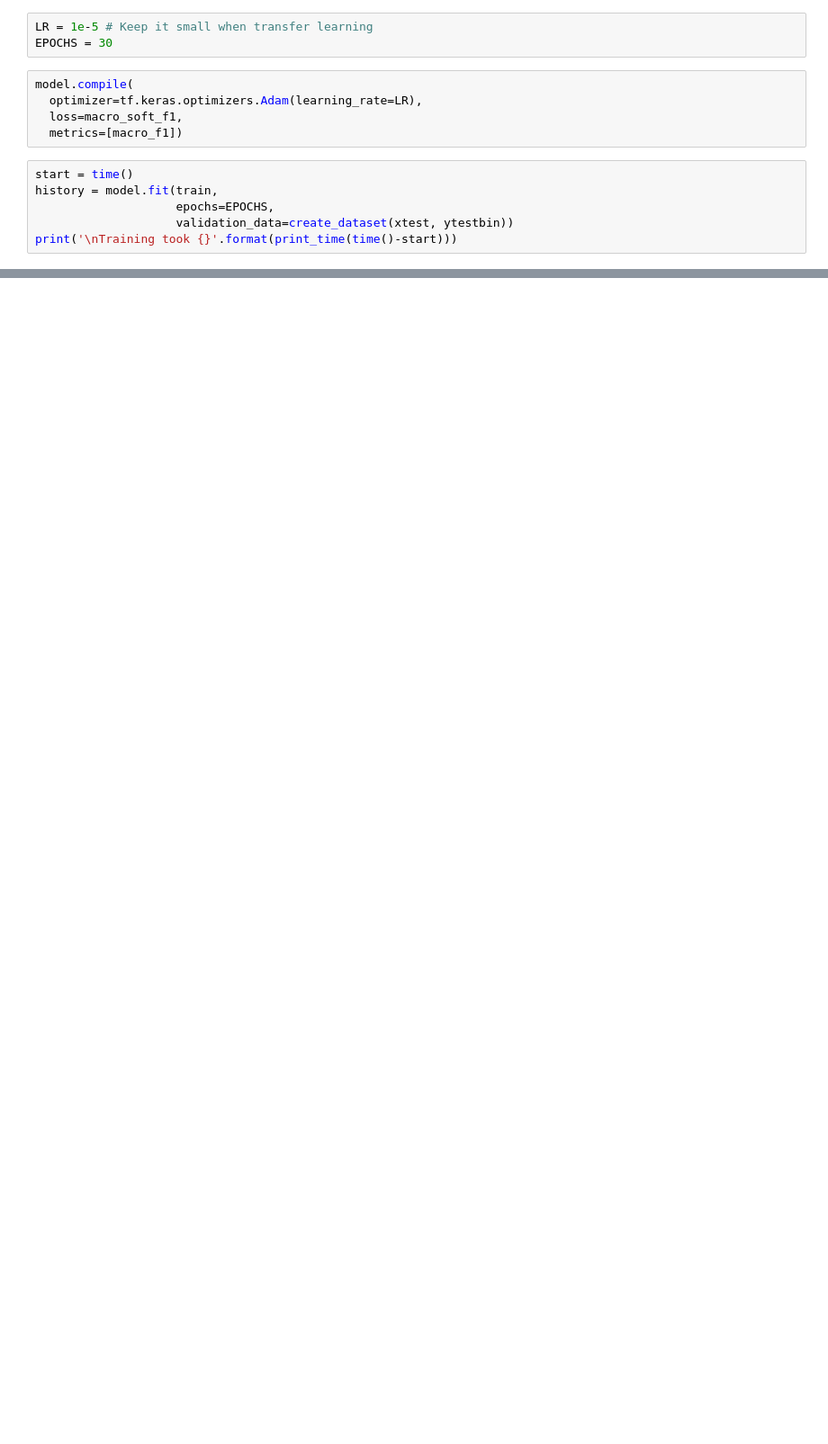
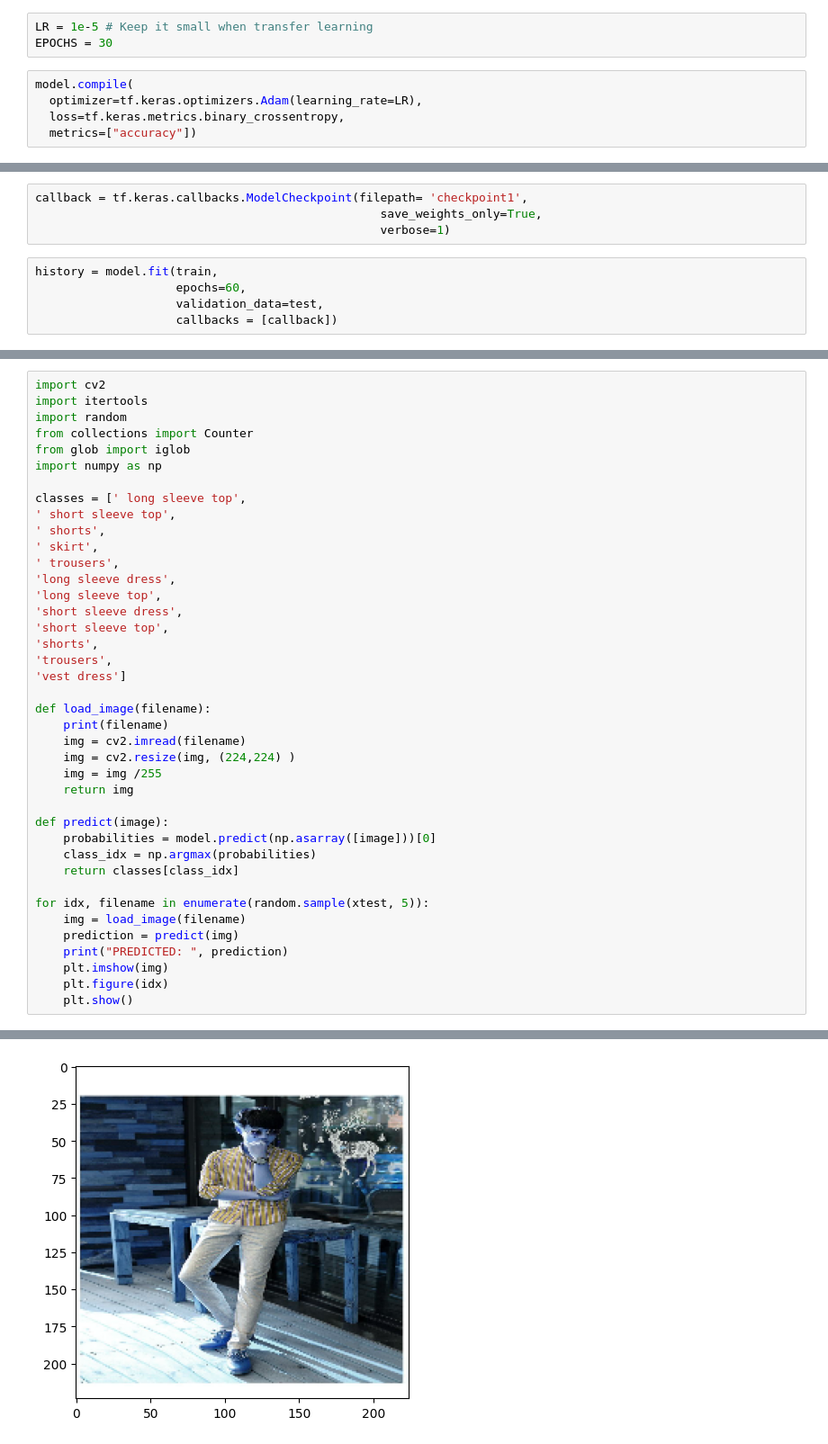
Before and after one commit to ejson03/DeepFashion2-Mobilenet, a Jupyter notebook: model.ipynb, the cells around one changed output, grey strips where cells are left out. Shown at 90% size. Drawn from its saved outputs; the diff is of its cells as text; blank space fills up the shorter version.

Commit message:
first model trained and tested; further rounds of evaluation to be done

```diff
--- a/model.ipynb
+++ b/model.ipynb
@@ -164,11 +231,5 @@ EPOCHS = 30
 # %%
 model.compile(
   optimizer=tf.keras.optimizers.Adam(learning_rate=LR),
-  loss=macro_soft_f1,
-  metrics=[macro_f1])
+  loss=tf.keras.metrics.binary_crossentropy,
+  metrics=["accuracy"])
-# %%
-start = time()
-history = model.fit(train,
-                    epochs=EPOCHS,
-                    validation_data=create_dataset(xtest, ytestbin))
-print('\nTraining took {}'.format(print_time(time()-start)))
@@ -190,0 +236,9 @@ print('\nTraining took {}'.format(print_time(time()-start)))
+# %%
+callback = tf.keras.callbacks.ModelCheckpoint(filepath= 'checkpoint1',
+                                                 save_weights_only=True,
+                                                 verbose=1)
+# %%
+history = model.fit(train,
+                    epochs=60,
+                    validation_data=test,
+                    callbacks = [callback])
@@ -190,0 +288,41 @@ print('\nTraining took {}'.format(print_time(time()-start)))
+# %%
+import cv2
+import itertools
+import random
+from collections import Counter
+from glob import iglob
+import numpy as np
+
+classes = [' long sleeve top',
+' short sleeve top',
+' shorts',
+' skirt',
+' trousers',
+'long sleeve dress',
+'long sleeve top',
+'short sleeve dress',
+'short sleeve top',
+'shorts',
+'trousers',
+'vest dress']
+
+def load_image(filename):
+    print(filename)
+    img = cv2.imread(filename)
+    img = cv2.resize(img, (224,224) )
+    img = img /255
+    return img
+
+def predict(image):
+    probabilities = model.predict(np.asarray([image]))[0]
+    class_idx = np.argmax(probabilities)
+    return classes[class_idx]
+
+for idx, filename in enumerate(random.sample(xtest, 5)):
+    img = load_image(filename)
+    prediction = predict(img)
+    print("PREDICTED: ", prediction)
+    plt.imshow(img)
+    plt.figure(idx)
+    plt.show()
+# %% [output]
@@ -190,0 +331 @@ print('\nTraining took {}'.format(print_time(time()-start)))
+[figure, added]
```
Also changed, not shown: parts of 26 cells of this notebook, 13 other files.
